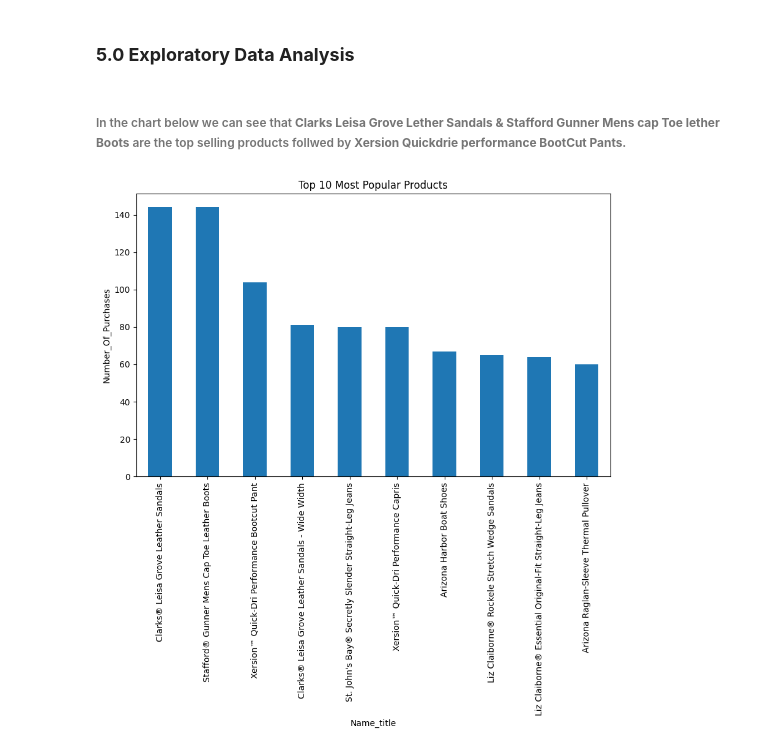
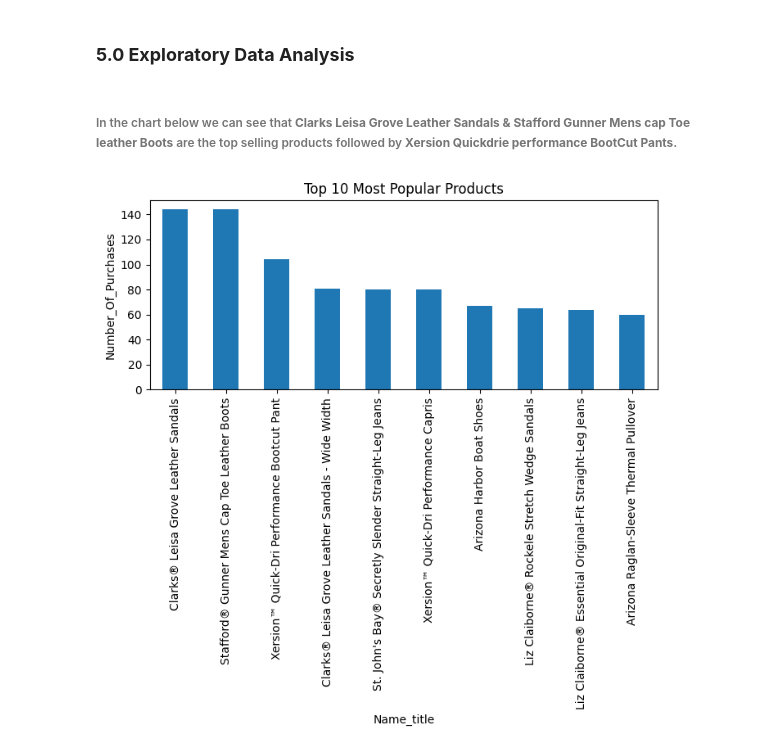
Before and after one commit to c4835/3603990_BD2.ipynb, a Jupyter notebook: 3603990_bd2.ipynb, the cells around one changed output. Cells and saved outputs as stored; diff of their text form; code cells hidden in the pictures.

```diff
--- a/3603990_bd2.ipynb
+++ b/3603990_bd2.ipynb
@@ -615,15 +619,19 @@ merged_df.head(2)
 # %% [markdown]
 ### **5.0 Exploratory Data Analysis**
 # %% [markdown]
-###### In the chart below we can see that **Clarks Leisa Grove Lether Sandals & Stafford Gunner Mens cap Toe lether Boots** are the top selling products follwed by **Xersion Quickdrie performance BootCut Pants.**
+###### In the chart below we can see that **Clarks Leisa Grove Leather Sandals & Stafford Gunner Mens cap Toe leather Boots** are the top selling products followed by **Xersion Quickdrie performance BootCut Pants.**
 # %%
 # 10 most popular products
 
-plt.figure(figsize=(10,6))    # to plot a figure with specific size,(In this case 10=width and 6=height)
+plt.figure(figsize=(8,3))    # to plot a figure with specific size,(In this case 10=width and 6=height)
+
 merged_df['name_title'].value_counts().head(10).plot(kind='bar')    # Value count, counts the occurance of first 10 products and plots a bar chart
+
 plt.title('Top 10 Most Popular Products')    # This creates a main title for the chart
+
 plt.xlabel('Name_title')    # It lables a X axis
 plt.ylabel('Number_Of_Purchases')    # It lables Y axis
+
 plt.show()    # This command displays the plot
 # %% [output]
-[figure, old version]
+[figure, new version]
```
Also changed, not shown: parts of 34 cells of this notebook.
